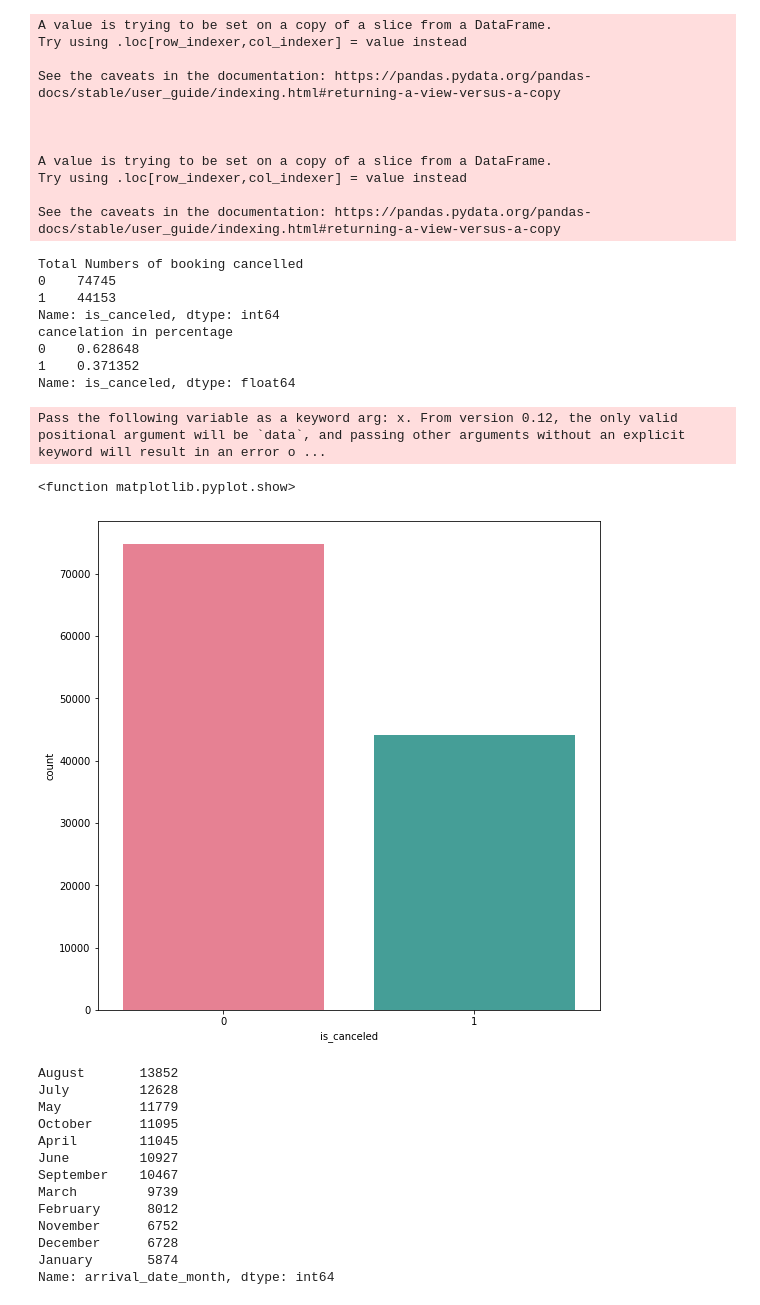
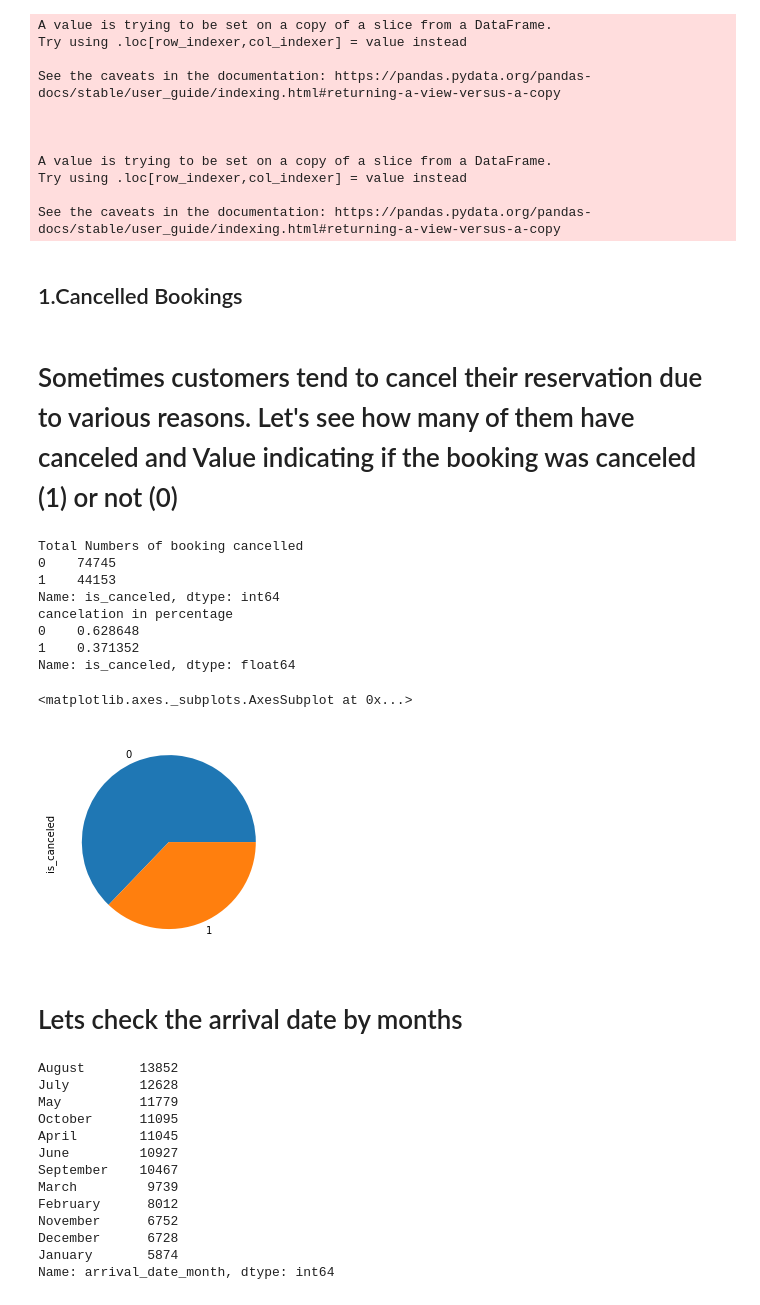
Before and after one commit to Mk-singh55555/Hotel-booking-analysis, a Jupyter notebook: By_me_Hotel_Booking_Analysis_Capstone_Project.ipynb, the cells around one changed output. Saved outputs shown, nothing was run; the diff lists cells and outputs as text; code cells hidden in the pictures.

```diff
--- a/By_me_Hotel_Booking_Analysis_Capstone_Project.ipynb
+++ b/By_me_Hotel_Booking_Analysis_Capstone_Project.ipynb
@@ -303,3 +348,7 @@ See the caveats in the documentation: https://pandas.pydata.org/pandas-docs/stab
+# %% [markdown]
+## 1.Cancelled Bookings
+# %% [markdown]
+# Sometimes customers tend to cancel their reservation due to various reasons. Let's see how many of them have canceled and Value indicating if the booking was canceled (1) or not (0)
 # %%
 print('Total Numbers of booking cancelled')
 print(hotel_data.is_canceled.value_counts())
@@ -314,15 +363,13 @@ cancelation in percentage
 0    0.628648
 1    0.371352
 Name: is_canceled, dtype: float64
-# %%
-plt.figure(figsize=(9,9))
-# canceled=1, Not canceled = 0
-sns.countplot(hotel_data['is_canceled'],palette='husl')
-plt.show
-# %% [output]
-Pass the following variable as a keyword arg: x. From version 0.12, the only valid positional argument will be `data`, and passing other arguments without an explicit keyword will result in an error o ...
-<function matplotlib.pyplot.show>
-[figure, removed]
+# %%
+hotel_data['is_canceled'].value_counts().plot.pie()
+# %% [output]
+<matplotlib.axes._subplots.AxesSubplot at 0x...>
+[figure, added]
+# %% [markdown]
+# Lets check the arrival date by months
 # %%
 hotel_data.arrival_date_month.value_counts()
 # %% [output]
```
Also changed, not shown: parts of 72 cells of this notebook.
